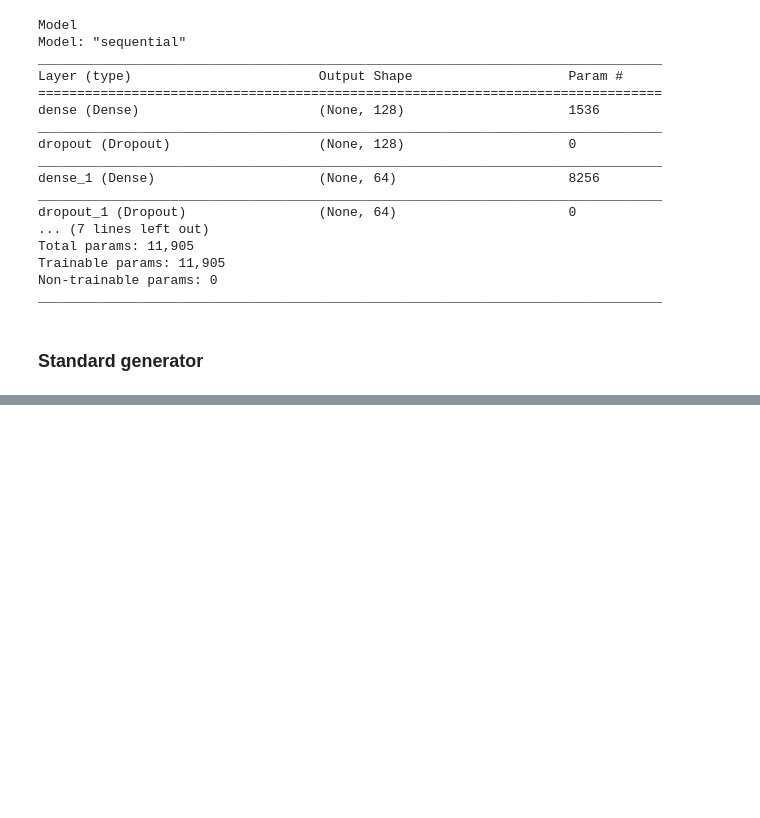
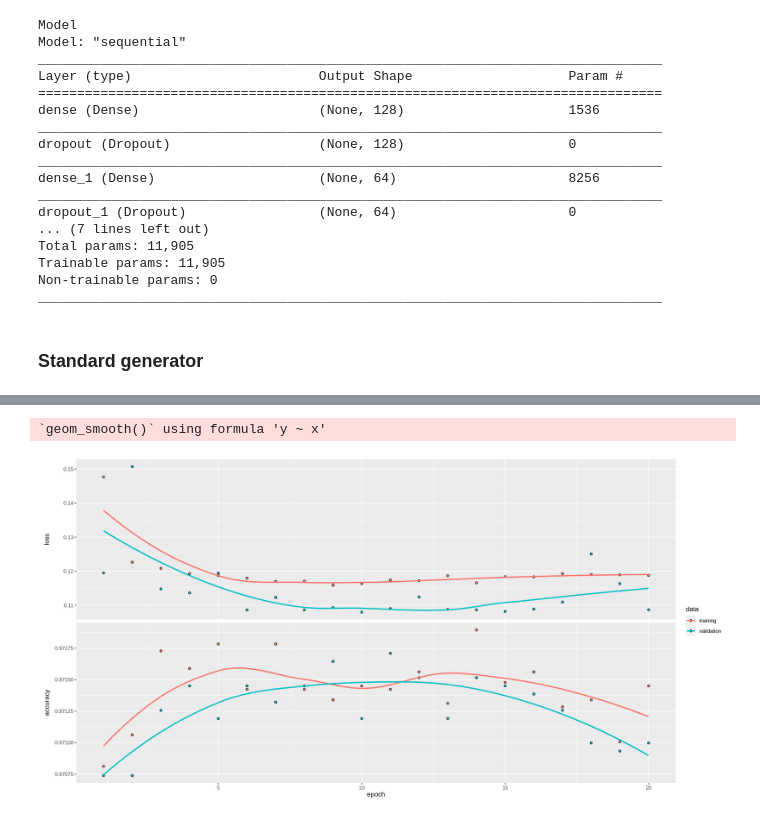
Before and after one commit to mastrovalentz/Adv_Stat_Final_Project, a Jupyter notebook: Tuner_Rocco.ipynb, the cells around one changed output, grey strips where cells are left out. Drawn from its saved outputs; the diff is of its cells as text; code cells hidden in the pictures; blank space fills up the shorter version.

Commit message:
Tests

```diff
--- a/Tuner_Rocco.ipynb
+++ b/Tuner_Rocco.ipynb
@@ -239,4 +242,4 @@ myParams <- flags(
 # %% [markdown]
 ## Test with custom generator
 # %%
-CUSTOM_GENERATOR = TRUE
+CUSTOM_GENERATOR = FALSE
@@ -356,11 +490,11 @@ ________________________________________________________________________________
 # %%
 if (CUSTOM_GENERATOR) {
     history  <- model %>% fit_generator(data_generator(x_train_bkg, x_train_sig, y_train_bkg, y_train_sig, batch_size_bkg=5000),
-                                        steps_per_epoch=63, #(nrow(x_train_bkg))/(5000),
+                                        steps_per_epoch=64, #(nrow(x_train_bkg))/(5000),
                                         epochs=10)
     # history  <- model %>% fit (x_train, y_train, verbose=2,
     #                            epochs=30, batch_size=10, validation_split=0.3)
-    model %>% evaluate(x_test, y_test)
+    model %>% evaluate(x_test_bkg, y_test_bkg)
     plot(history)
 }
 # %% [markdown]
@@ -373,9 +525,12 @@ if (!CUSTOM_GENERATOR) {
 # %%
-if (CUSTOM_GENERATOR) {
+if (!CUSTOM_GENERATOR) {
     history  <- model %>% fit (x_train, y_train, verbose=2,
-                               epochs=30, batch_size=10, validation_split=0.3)
+                               epochs=20, batch_size=10, validation_split=0.3)
     model %>% evaluate(x_test, y_test)
     plot(history)
 }
+# %% [output]
+`geom_smooth()` using formula 'y ~ x'
+[figure, added]
 # %%
 y_lhcb <- model %>% predict_classes(x_lhcb)
```
Also changed, not shown: parts of 24 cells of this notebook.
